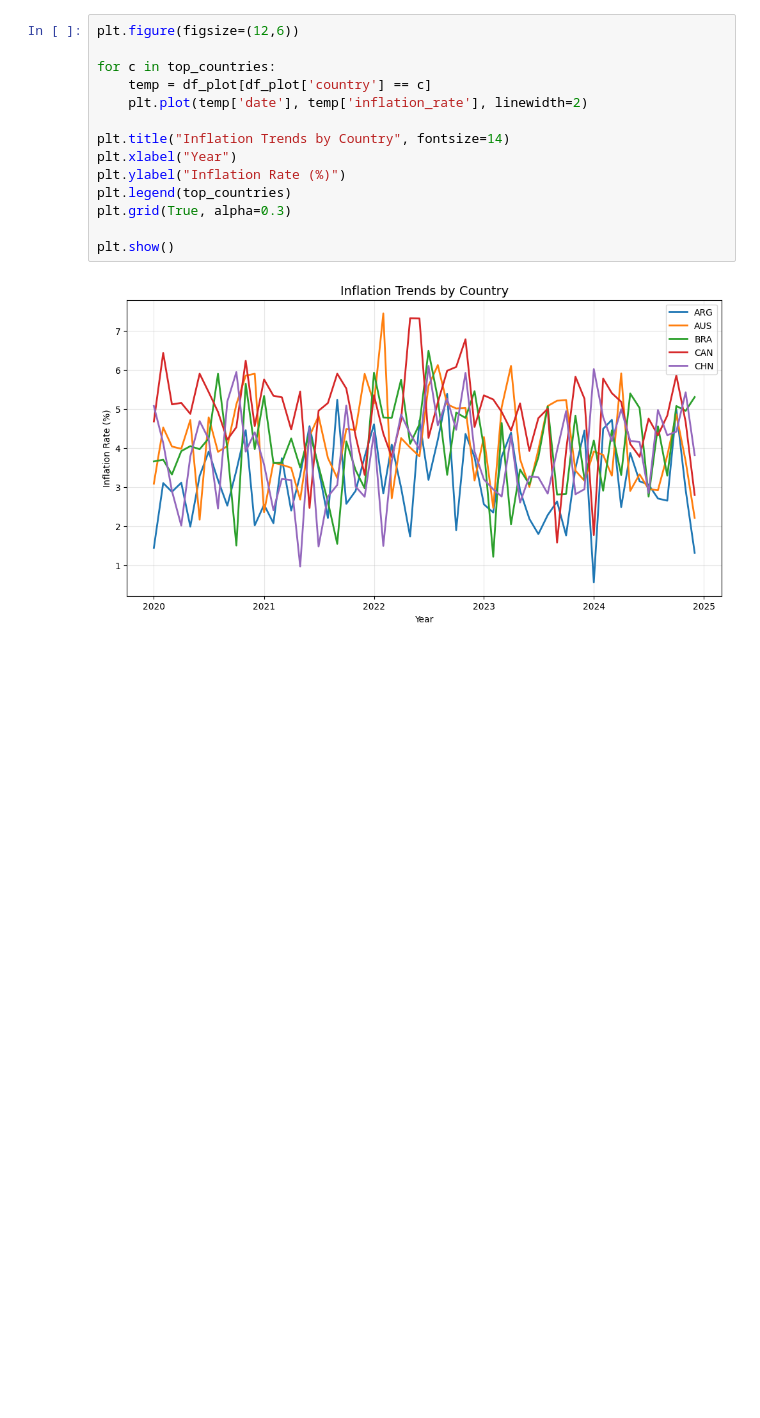
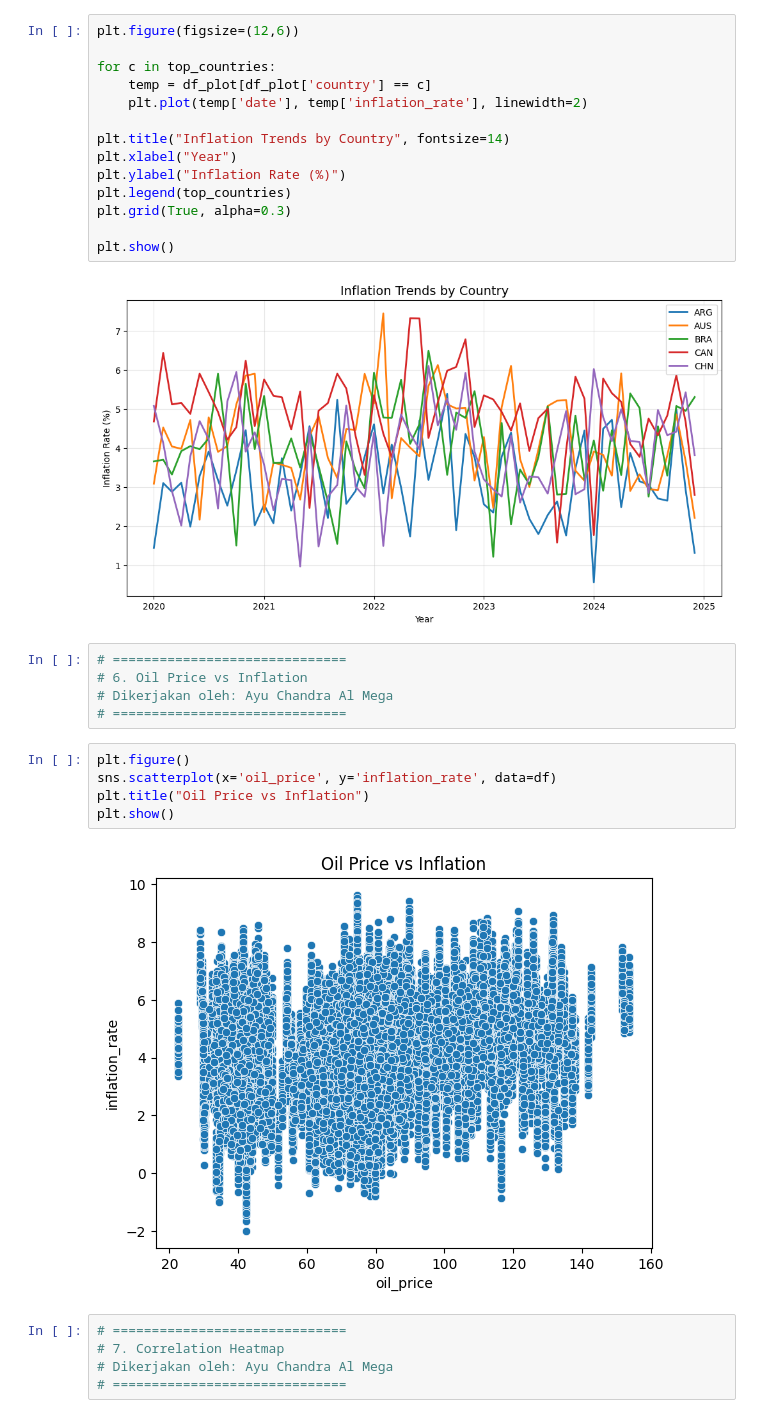
Before and after one commit to gesangamukti/global-inflation-analysis, a Jupyter notebook: globalinflationanalysispost-covid-eda-insight.ipynb, the cells around one changed output. Saved outputs shown, nothing was run; the diff lists cells and outputs as text; blank space fills up the shorter version.

```diff
--- a/globalinflationanalysispost-covid-eda-insight.ipynb
+++ b/globalinflationanalysispost-covid-eda-insight.ipynb
@@ -109,3 +109,20 @@ plt.grid(True, alpha=0.3)
 plt.show()
 # %% [output]
 [figure]
+# %%
+# ==============================
+# 6. Oil Price vs Inflation
+# Dikerjakan oleh: Ayu Chandra Al Mega
+# ==============================
+# %%
+plt.figure()
+sns.scatterplot(x='oil_price', y='inflation_rate', data=df)
+plt.title("Oil Price vs Inflation")
+plt.show()
+# %% [output]
+[figure, added]
+# %%
+# ==============================
+# 7. Correlation Heatmap
+# Dikerjakan oleh: Ayu Chandra Al Mega
+# ==============================
```
Also changed, not shown: parts of 1 cell of this notebook.
